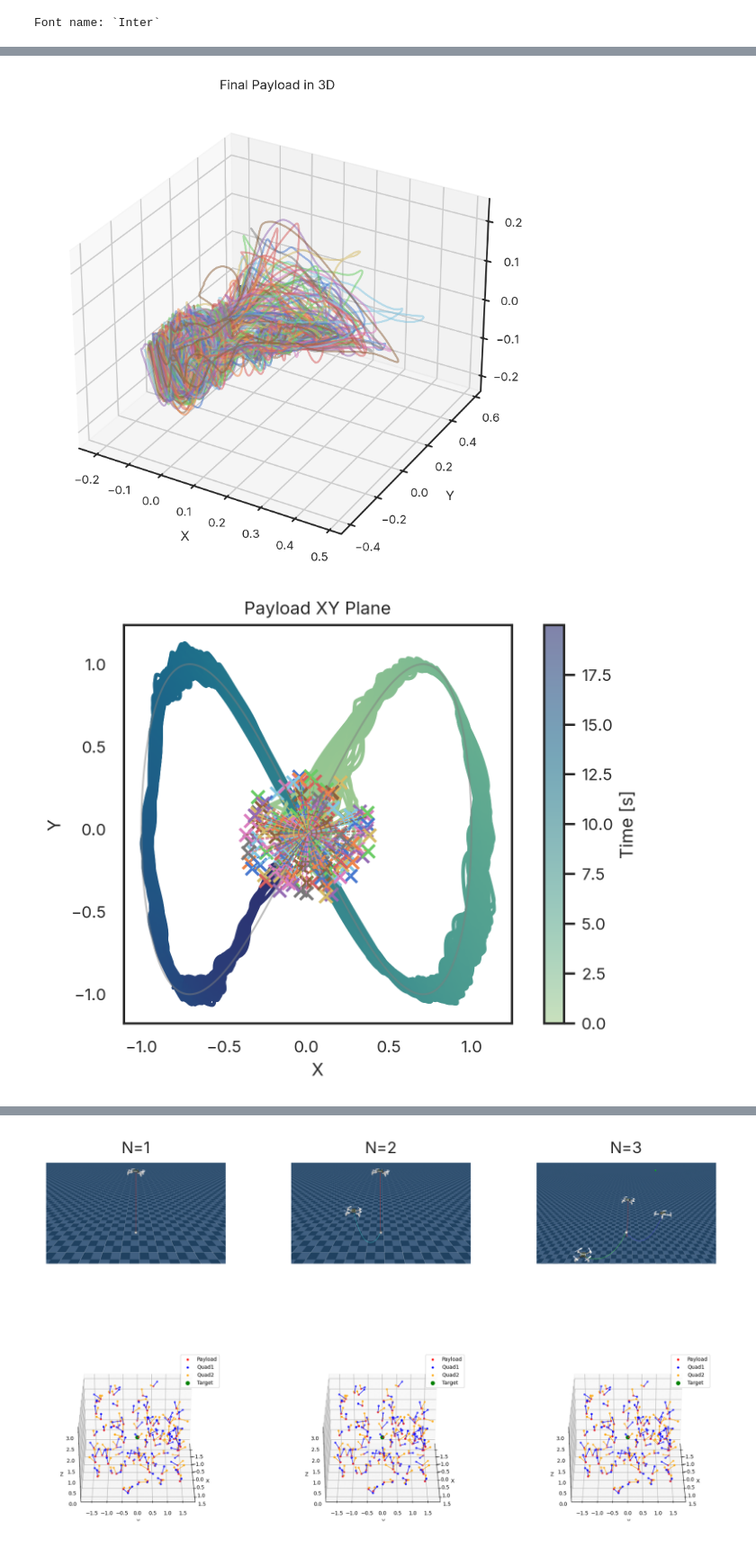
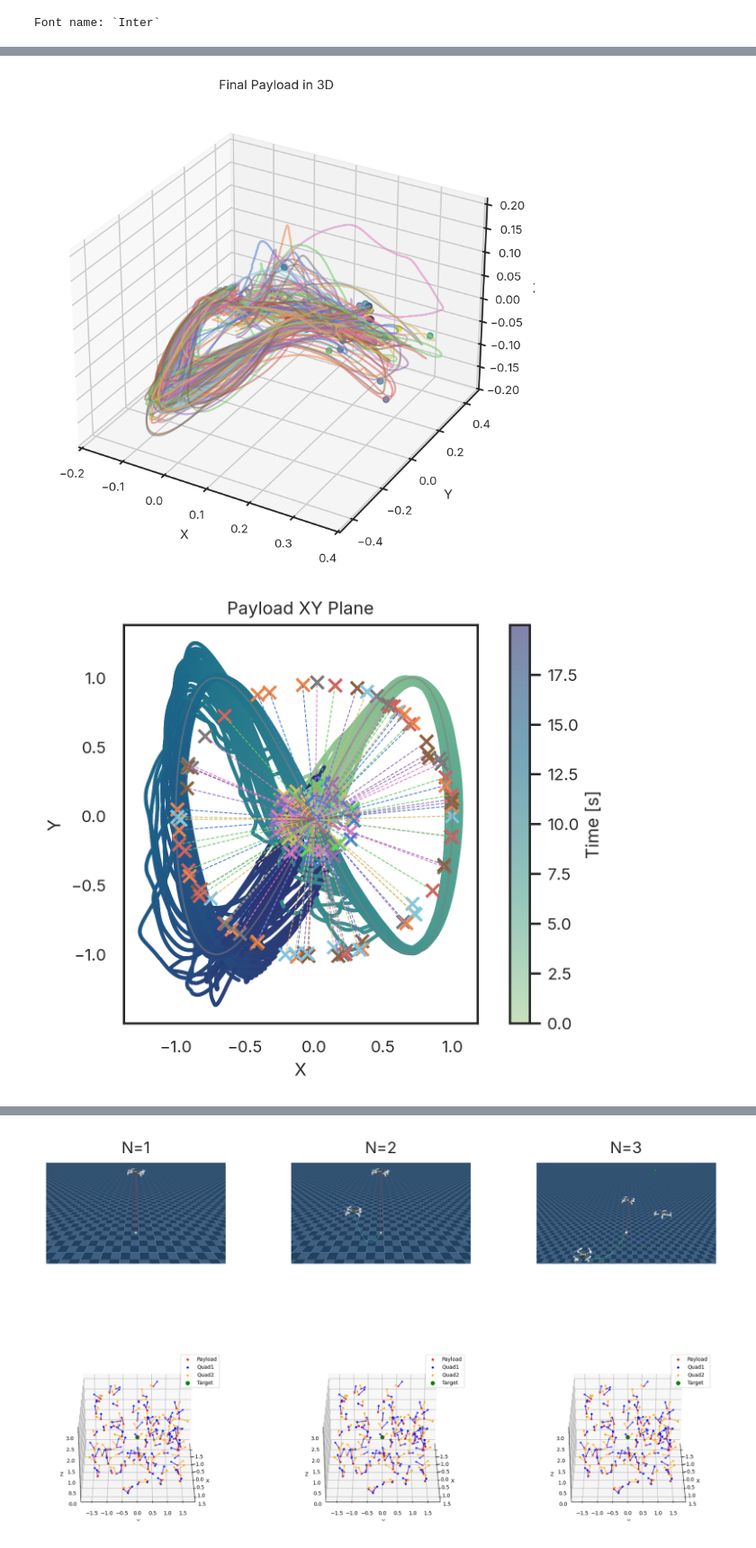
Before and after one commit to viktorlorentz/crazyMARL, a Jupyter notebook: crazyvis/plotter.ipynb, the cells around one changed output, grey strips where cells are left out. Shown at 90% size. Cells and saved outputs as stored; diff of their text form; code cells hidden in the pictures.

```diff
--- a/crazyvis/plotter.ipynb
+++ b/crazyvis/plotter.ipynb
@@ -235,8 +235,10 @@ def plot_avg_payload_speed(exp: Experiment, width: float = textwidth):
     ax.set(xlabel='Time [s]', ylabel='Speed', title='Avg Payload Speed')
     return fig
 # %%
-exp = Experiment('../experiments_data/2_quads_figure_eight_20250619_231051/2_quads_figure_eight.crazy.asdf')
+exp = Experiment('../experiments_data/2_quads_figure_eight_20250625_150245/2_quads_figure_eight.crazy.asdf')
 exp.info()
+
+
 plot_3d_final_positions(exp)
 plot_xy_plane(exp)
 plot_payload_error_time(exp)
@@ -265,2 +267,2 @@ First done indices per run: [4999 4999 4999 4999 4999 4999 4999 4999 4999 4999 4
-[figure, old version]
+[figure, new version]
-[figure, old version]
+[figure, new version]
```
Also changed, not shown: parts of 1 cell of this notebook, 38 other files.
